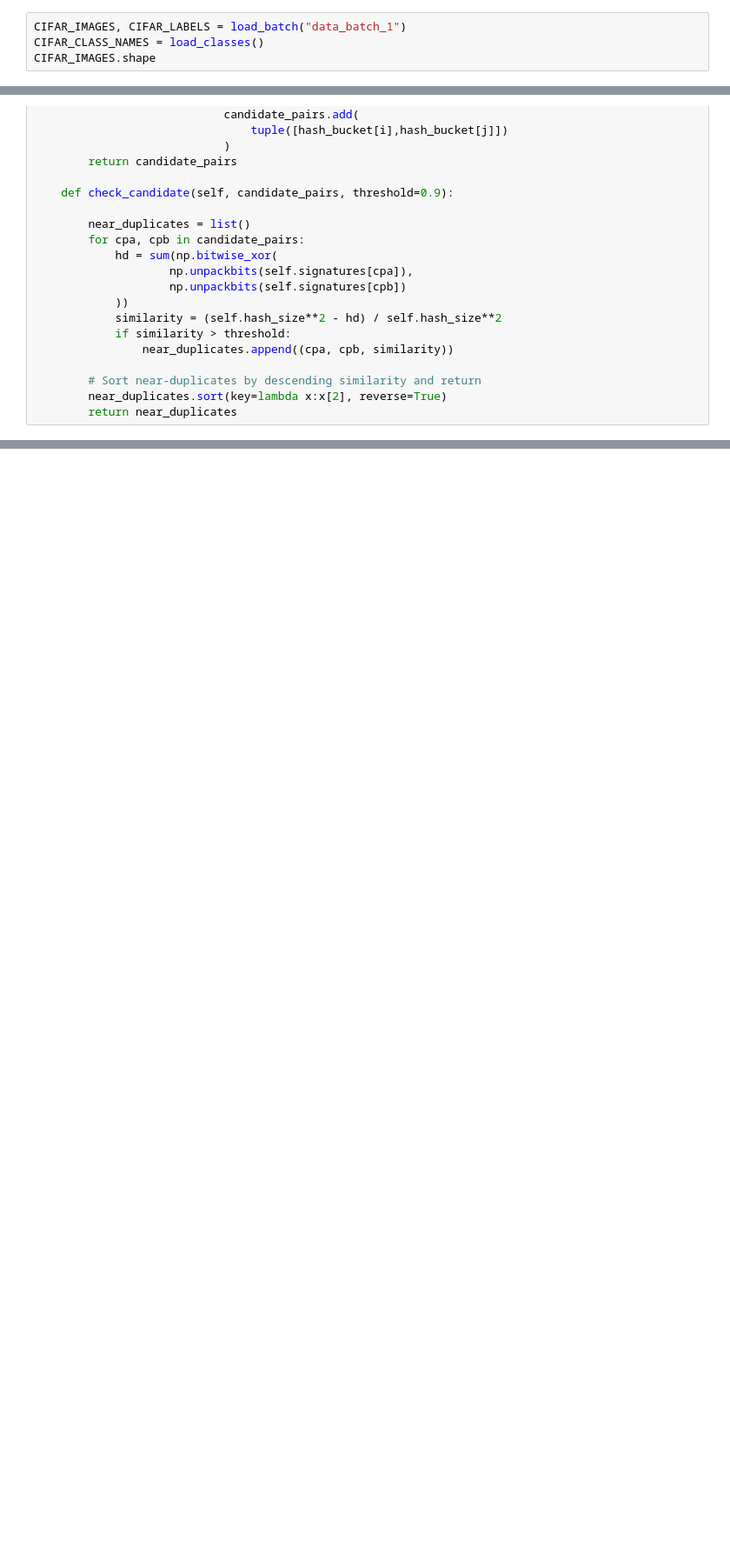
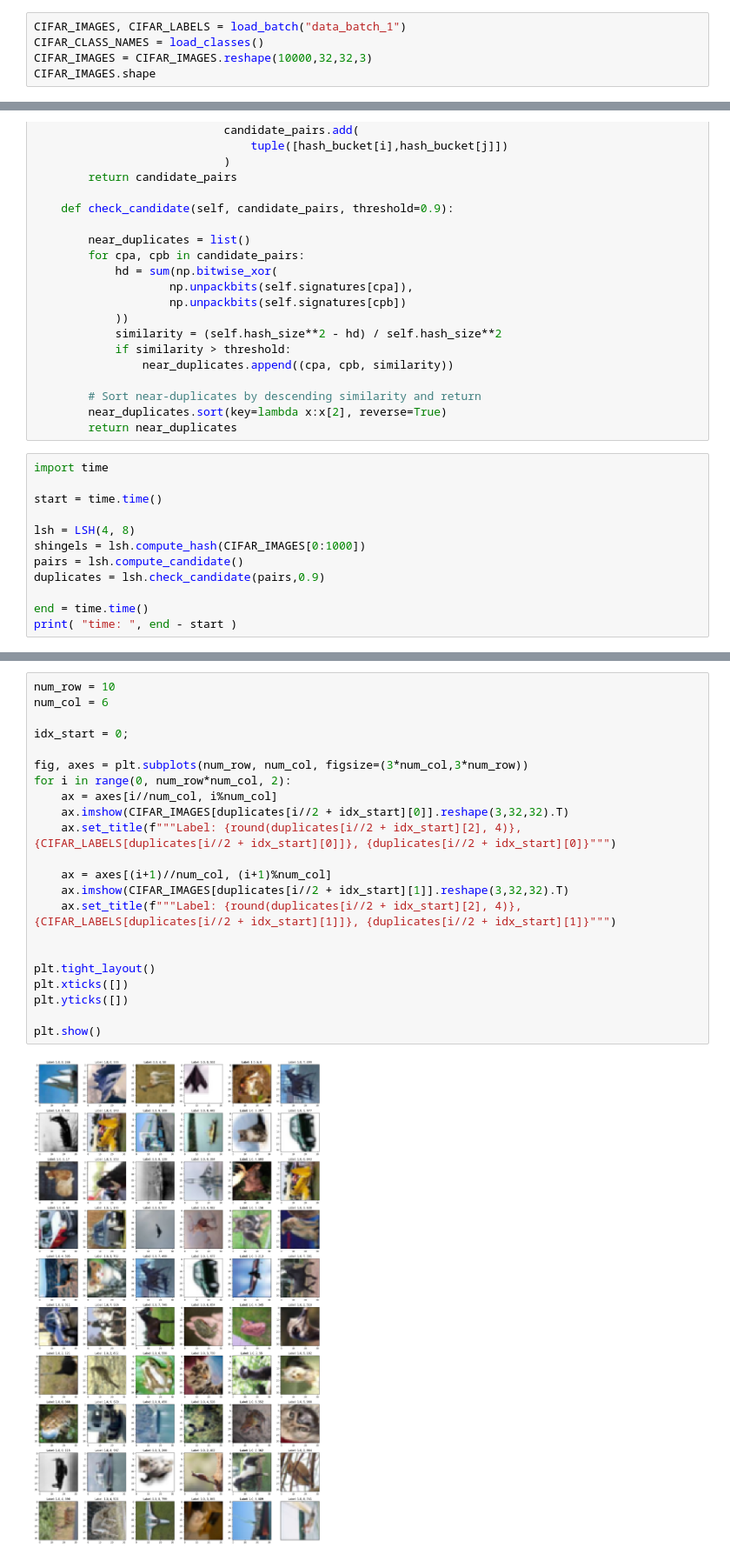
Before and after one commit to Bronomor/HashMaster, a Jupyter notebook: 4.NeuralHashingWithcuLSH/LSHwithCNN.ipynb, the cells around one changed output, grey strips where cells are left out. Shown: that part at 87% size. Cells and saved outputs as stored; diff of their text form; blank space fills up the shorter version.

```diff
--- a/4.NeuralHashingWithcuLSH/LSHwithCNN.ipynb
+++ b/4.NeuralHashingWithcuLSH/LSHwithCNN.ipynb
@@ -42,5 +40,6 @@ def load_classes():
 # %%
 CIFAR_IMAGES, CIFAR_LABELS = load_batch("data_batch_1")
 CIFAR_CLASS_NAMES = load_classes()
+CIFAR_IMAGES = CIFAR_IMAGES.reshape(10000,32,32,3)
 CIFAR_IMAGES.shape
 # %% [output]
@@ -161,3 +147,15 @@ class LSH:
         # Sort near-duplicates by descending similarity and return
         near_duplicates.sort(key=lambda x:x[2], reverse=True)
         return near_duplicates
+# %%
+import time
+
+start = time.time()
+
+lsh = LSH(4, 8)
+shingels = lsh.compute_hash(CIFAR_IMAGES[0:1000])
+pairs = lsh.compute_candidate()
+duplicates = lsh.check_candidate(pairs,0.9)
+
+end = time.time()
+print( "time: ", end - start )
@@ -163,0 +170,24 @@ class LSH:
+# %%
+num_row = 10
+num_col = 6
+
+idx_start = 0;
+
+fig, axes = plt.subplots(num_row, num_col, figsize=(3*num_col,3*num_row))
+for i in range(0, num_row*num_col, 2):
+    ax = axes[i//num_col, i%num_col]
+    ax.imshow(CIFAR_IMAGES[duplicates[i//2 + idx_start][0]].reshape(3,32,32).T)
+    ax.set_title(f"""Label: {round(duplicates[i//2 + idx_start][2], 4)}, {CIFAR_LABELS[duplicates[i//2 + idx_start][0]]}, {duplicates[i//2 + idx_start][0]}""")
+
+    ax = axes[(i+1)//num_col, (i+1)%num_col]
+    ax.imshow(CIFAR_IMAGES[duplicates[i//2 + idx_start][1]].reshape(3,32,32).T)
+    ax.set_title(f"""Label: {round(duplicates[i//2 + idx_start][2], 4)}, {CIFAR_LABELS[duplicates[i//2 + idx_start][1]]}, {duplicates[i//2 + idx_start][1]}""")
+
+
+plt.tight_layout()
+plt.xticks([])
+plt.yticks([])
+
+plt.show()
+# %% [output]
+[figure, added]
```
Also changed, not shown: parts of 8 cells of this notebook.
